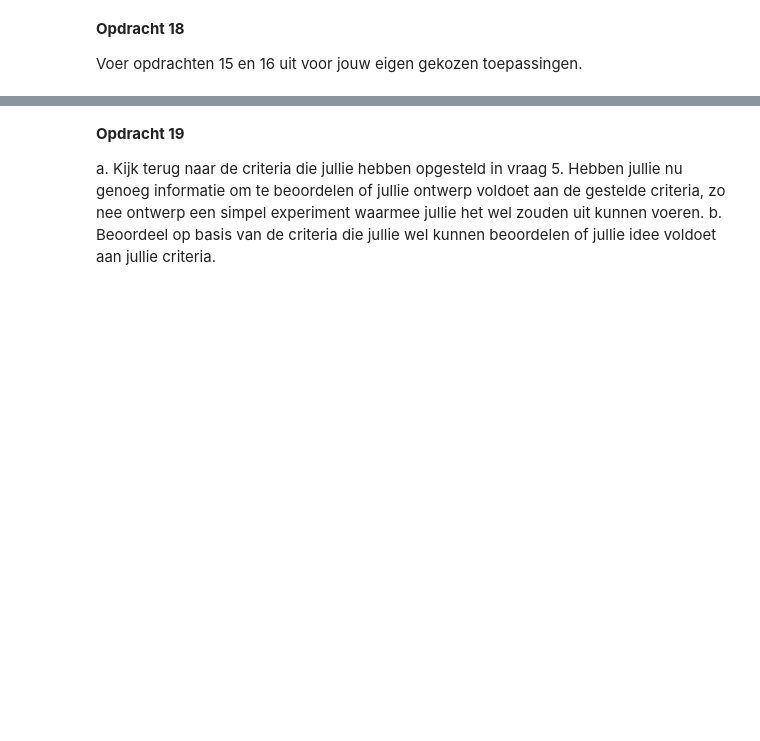
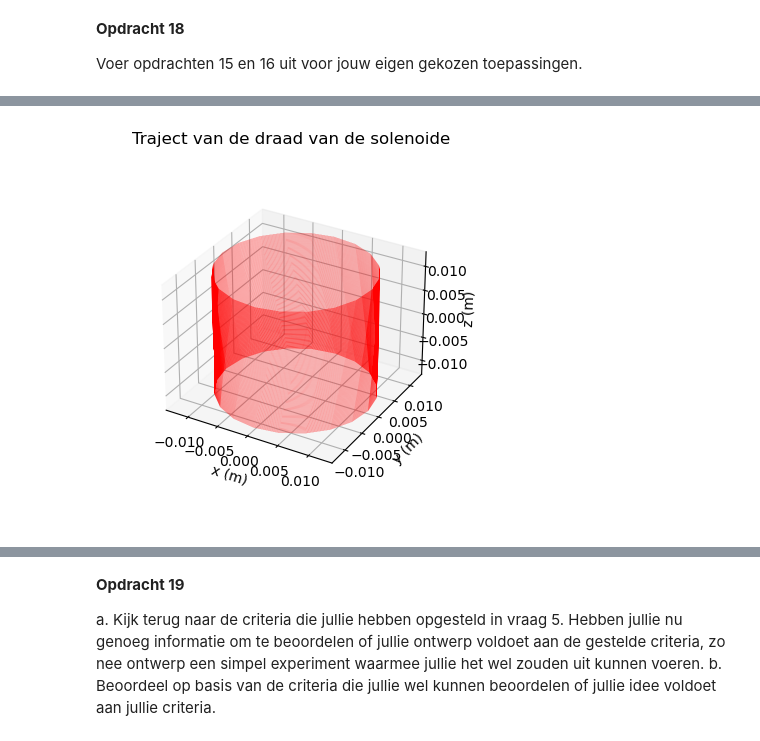
Before and after one commit to emmajuledrent/opdrachten-DEF-D, a Jupyter notebook: DigitaleOntwerpopdrachten/2KrachtactuatorOpdracht/KrachtactuatorOpdracht.ipynb, the cells around one changed output, grey strips where cells are left out. Drawn from its saved outputs; the diff is of its cells as text; code cells hidden in the pictures; blank space fills up the shorter version.

```diff
--- a/DigitaleOntwerpopdrachten/2KrachtactuatorOpdracht/KrachtactuatorOpdracht.ipynb
+++ b/DigitaleOntwerpopdrachten/2KrachtactuatorOpdracht/KrachtactuatorOpdracht.ipynb
@@ -740,4 +746,77 @@ Voer opdrachten 15 en 16 uit voor jouw eigen gekozen toepassingen.
 # %%
-###
-###Jullie code hier###
-###
+# we hebben volgensmij te veel gehardcoded voor de laatste paar opdrachten,
+# maar volgensmij werkt het wel, wel een beetje onhandig, hadden meer functies
+# moeten definieren
+
+# koffiezetapparaat
+l_draad = 18.85      # m   lengte draad
+r_sol = 0.012        # m   straal solenoide
+L_sol = 0.025        # m   lengte solenoide
+
+N = 5000
+
+aantal_omwentelingen = l_draad / (2 * np.pi * r_sol)
+
+x, y, z = parametrisatie(N, r_sol, aantal_omwentelingen, L_sol)
+
+spoed = aantal_omwentelingen / L_sol
+
+print(f"Aantal omwentelingen = {aantal_omwentelingen:.2f}")
+print(f"Spoed = {spoed:.2f} omwentelingen per meter")
+
+ax = plt.figure().add_subplot(projection='3d')
+plt.title('Traject van de draad van de solenoide')
+plt.plot(x, y, z, '-r', linewidth=0.1)
+ax.set_box_aspect(aspect=None, zoom=0.8)
+ax.set_xlabel('x (m)')
+ax.set_ylabel('y (m)')
+ax.set_zlabel('z (m)')
+plt.show()
+
+r_field = np.array([0.0, 0.0, 0.0])
+I = 0.2
+H_analytisch = spoed * I
+print(f"Analytisch antwoord (oneindig lange solenoide): {H_analytisch:.6f} A/m")
+
+N_lijst = [1000, 2000, 5000, 10000, 20000]
+for N in N_lijst:
+    x, y, z = parametrisatie(N, r_sol, aantal_omwentelingen, L_sol)
+    r_bron = np.column_stack((x, y, z))
+    Hsimulated = np.array([0.0, 0.0, 0.0])
+
+    for i_source in range(1, N):
+        dl = r_bron[i_source] - r_bron[i_source - 1]
+        r_source = r_bron[i_source - 1]
+        Hsimulated += field_current_element(r_field, r_source, dl)
+
+    fout_pct = 100 * abs(Hsimulated[2] - H_analytisch) / abs(H_analytisch)
+
+    print(f"N = {N:5d} --> H = {Hsimulated}")
+    print(f"           H_z = {Hsimulated[2]:.6f} A/m, afwijking = {fout_pct:.3f}%\n")
+
+mu_r = 5000
+mu_0 = 4 * np.pi * 1e-7
+
+Wz=-0.5*np.pi*r_sol**2*np.cumsum(np.flipud(H_ax)*mu_r*mu_0*np.flipud(H_ax))*(z_ax[1] - z_ax[0])
+
+plt.plot(L_sol/2 - z_ax, np.flipud(Wz), '-k')
+plt.xlabel('Afstand van plunjer in solenoide (m)'), plt.ylabel('Energie (J)'), plt.grid()
+plt.show()
+
+force_numerical = np.gradient(Wz, z_ax)
+
+force_analytical = -(mu_0 * mu_r * np.pi * r_sol**2 * aantal_omwentelingen**2 * I**2) / (2 * L_sol**2)
+
+z_plot = L_sol/2 - z_ax
+force_plot = np.flipud(force_numerical)
+
+plt.plot(z_plot, force_plot, '-o', label='Kracht')
+plt.plot(z_plot, -2*np.ones_like(z_ax), '--r', label='Benodigde kracht')
+plt.plot(z_plot, force_analytical*np.ones_like(z_ax), '--g', label='Kracht oneindig lange solenoide')
+
+plt.xlabel('Afstand van plunjer in solenoide (m)')
+plt.ylabel('Kracht (N)')
+plt.grid()
+plt.legend()
+plt.show()
+# %% [output]
@@ -743,0 +825 @@ Voer opdrachten 15 en 16 uit voor jouw eigen gekozen toepassingen.
+[figure, added]
```
Also changed, not shown: parts of 8 cells of this notebook.
